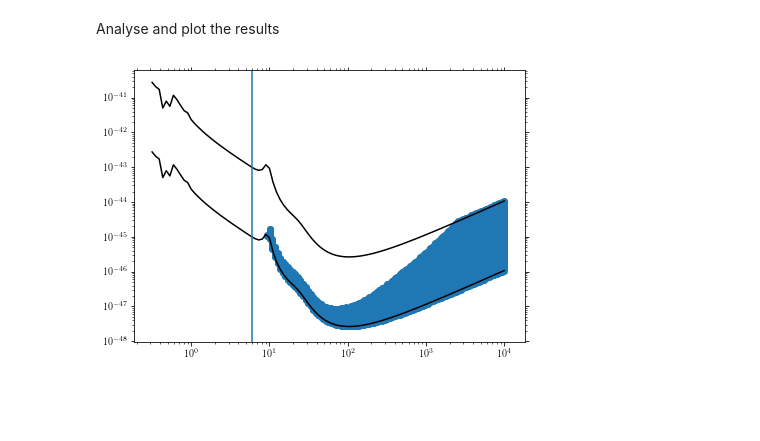
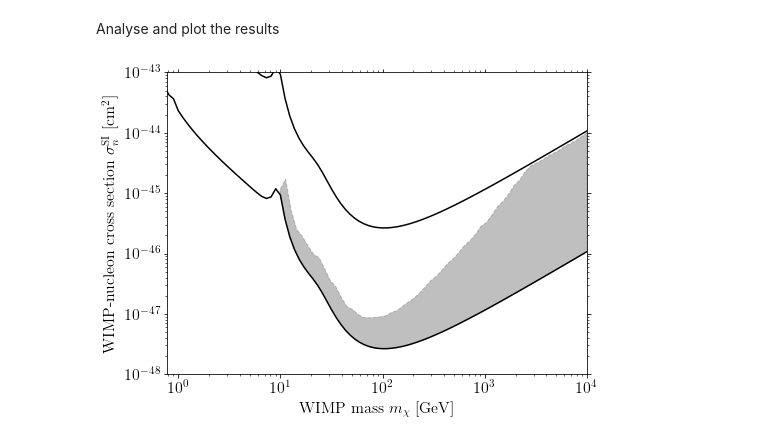
Before and after one commit to tedwards2412/paleo_detectors, a Jupyter notebook: Notebooks/Mass_Reconstruction.ipynb, the cells around one changed output. Cells and saved outputs as stored; diff of their text form; code cells hidden in the pictures; blank space fills up the shorter version.

```diff
--- a/Notebooks/Mass_Reconstruction.ipynb
+++ b/Notebooks/Mass_Reconstruction.ipynb
@@ -241,24 +242,40 @@ Reciprocal condition number7.995744e-19
 /usr/local/lib/python3.6/site-packages/sklearn/linear_model/ridge.py:112: Lin
 # %% [markdown]
 Analyse and plot the results
-# %%
-plt.figure(figsize=(7,5))
-
-ax = plt.gca()
-
-ax.set_xscale('log')
-ax.set_yscale('log')
-
-plt.plot(m_lim, Sinj_lim, 'k')
-plt.plot(m_lim, Sinj_lim*100, 'k')
-
-plt.scatter(m_listSinj, sigma_list_Sinj)
-
-plt.axvline(6)
-plt.savefig("../plots/mass_reconstruction.pdf")
-plt.show()
-# %% [output]
-[figure, removed]
+# %%
+rc('text', usetex=True)
+rc('font',**{'family':'sans-serif','sans-serif':['cmr']})
+rc('font',**{'family':'serif','serif':['cmr']})
+rc('font', size=16)
+plt.figure(figsize=(7,5))
+from scipy.stats import binned_statistic
+ax = plt.gca()
+
+ax.set_xscale('log')
+ax.set_yscale('log')
+
+plt.plot(m_lim, Sinj_lim, 'k', )
+plt.plot(m_lim, Sinj_lim*100, 'k')
+
+# plt.scatter(m_listSinj, sigma_list_Sinj)
+
+percentile = lambda x: np.percentile(x, 99.)
+line, bins, _ = binned_statistic(m_listSinj, sigma_list_Sinj,
+                                 percentile, bins=np.logspace(np.log10(6),4.,num=60))
+bin_c = bins[:-1] + np.diff(bins)
+
+# plt.plot(bin_c,line, 'k')
+temp = interp1d(m_lim, Sinj_lim)
+plt.fill_between(bin_c,line, temp(bin_c), linestyle='--', color='grey', alpha=0.5)
+plt.xlabel(r'WIMP mass $m_\chi$ [GeV]')
+plt.ylabel(r'WIMP-nucleon cross section $\sigma_n^{\mathrm{SI}}$ [cm$^2$]')
+plt.xlim(np.log10(6),10000)
+plt.ylim(1e-48,1e-43)
+plt.tight_layout(pad=0.3)
+plt.savefig("../plots/mass_reconstruction.pdf")
+plt.show()
+# %% [output]
+[figure, added]
 # %%
 def plot_ellipse(ind, txt=None, x=False, colour=False):
     P0 = c[ind,:]
```
Also changed, not shown: parts of 3 cells of this notebook.
